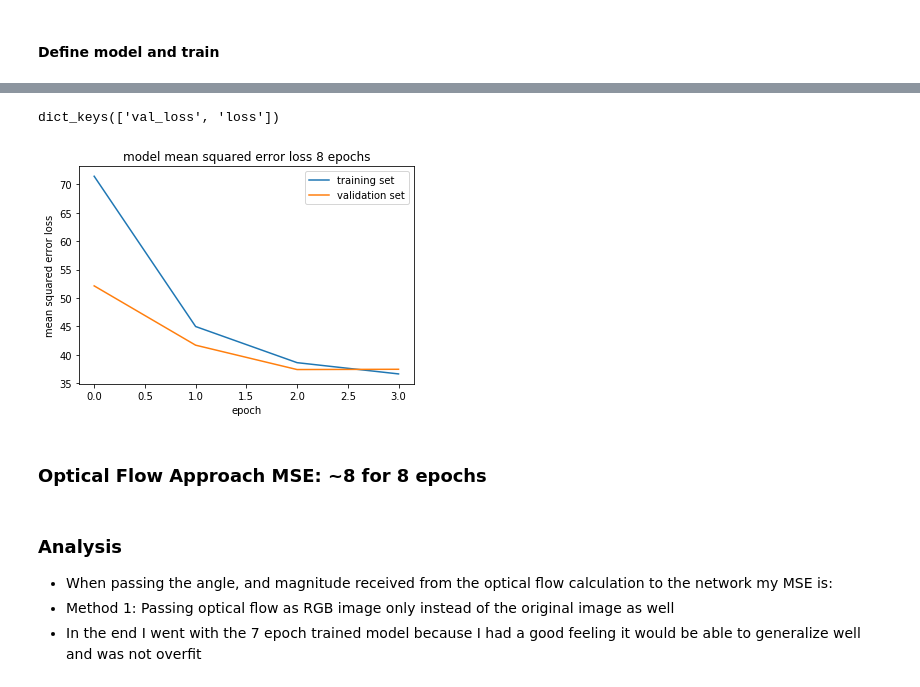
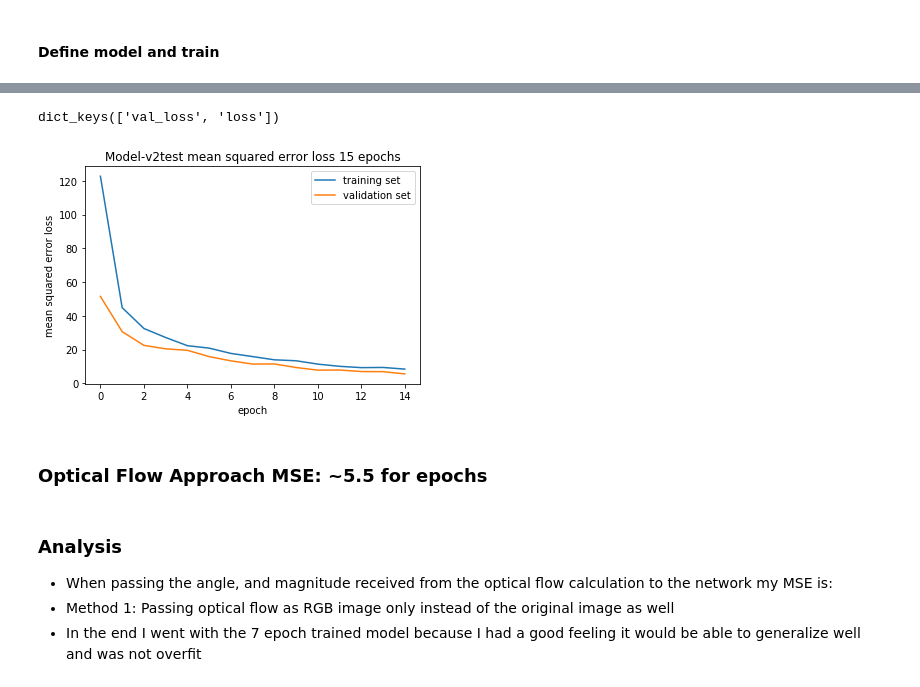
Before and after one commit to JonathanCMitchell/speedChallenge, a Jupyter notebook: NvidiaModel-OpticalFlowDense_kerasnew.ipynb, the cells around one changed output, grey strips where cells are left out. Drawn from its saved outputs; the diff is of its cells as text; code cells hidden in the pictures.

Commit message:
[test] - tests  model v1 and v2

```diff
--- a/NvidiaModel-OpticalFlowDense_kerasnew.ipynb
+++ b/NvidiaModel-OpticalFlowDense_kerasnew.ipynb
@@ -412,19 +411,32 @@ val_size:  3760
 # %% [markdown]
 #### Define model and train
+# %%
+from keras.callbacks import EarlyStopping, ModelCheckpoint
+filepath = 'model-weights-Vtest2.h5'
+earlyStopping = EarlyStopping(monitor='val_loss',
+                              patience=1,
+                              verbose=1,
+                              min_delta = 0.4,
+                              mode='min',)
+modelCheckpoint = ModelCheckpoint(filepath,
+                                  monitor = 'val_loss',
+                                  save_best_only = True,
+                                  mode = 'min',
+                                  verbose = 1,
+                                 save_weights_only = True)
+callbacks_list = [modelCheckpoint, earlyStopping]
 # %%
 model = nvidia_model()
 train_size = len(train_data.index)
-for i in range(1):
-    train_generator = generate_training_data(train_data, BATCH)
-    history = model.fit_generator(
-            train_generator,
-            steps_per_epoch = 5000, # try putting the whole thing in here in the future
-            epochs = 4,
-            validation_data = valid_generator,
-            validation_steps = val_size)
+train_generator = generate_training_data(train_data, BATCH)
+history = model.fit_generator(
+        train_generator,
+        steps_per_epoch = 400,
+        epochs = 15,
+    callbacks = callbacks_list,
+        verbose = 1,
+        validation_data = valid_generator,
+        validation_steps = val_size)
 
-    print(history)
-
-    model.save_weights('model-weights-L2.h5')
-    model.save('model-L2.h5')
+print(history)
 # %% [output]
@@ -432,19 +460,19 @@ Epoch 1/4
 # %%
 print(history.history.keys())
 
 ### plot the training and validation loss for each epoch
 plt.plot(history.history['loss'])
 plt.plot(history.history['val_loss'])
-plt.title('model mean squared error loss 8 epochs')
+plt.title('Model-v2test mean squared error loss 15 epochs')
 plt.ylabel('mean squared error loss')
 plt.xlabel('epoch')
 plt.legend(['training set', 'validation set'], loc='upper right')
 plt.show()
 # %% [output]
 dict_keys(['val_loss', 'loss'])
-[figure, old version]
+[figure, new version]
 # %% [markdown]
-### Optical Flow Approach MSE: ~8 for 8 epochs
+### Optical Flow Approach MSE: ~5.5 for  epochs
 # %% [markdown]
 ### Analysis
 * When passing the angle, and magnitude received from the optical flow calculation to the network my MSE is:
```
Also changed, not shown: parts of 27 cells of this notebook, 34 other files.
